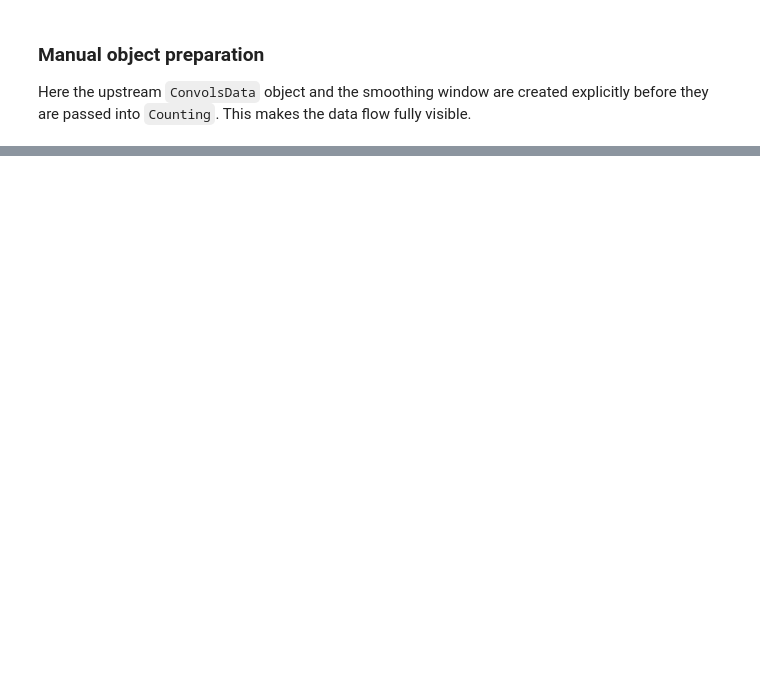
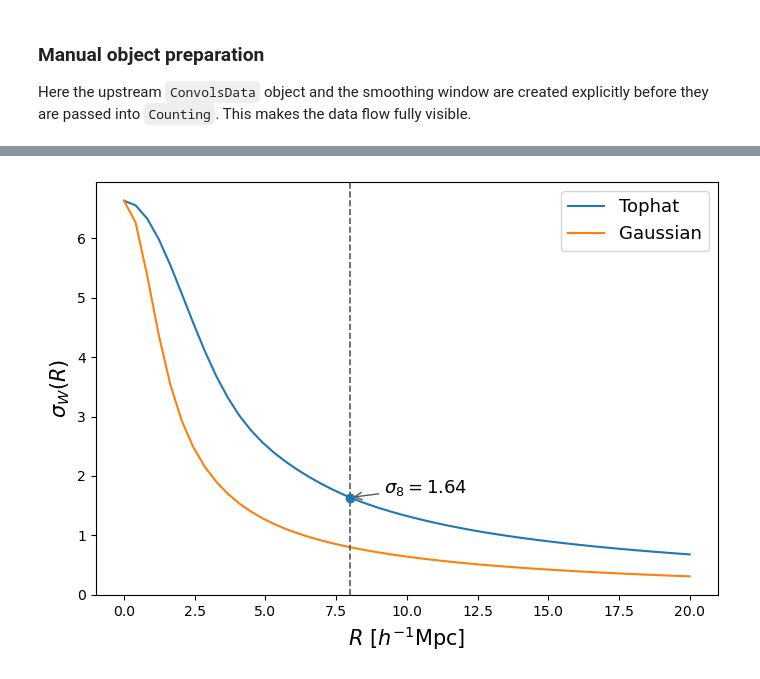
Before and after one commit to SYSUSPA-Projects/PyHermes, a Jupyter notebook: examples/notebooks/counting.ipynb, the cells around one changed output, grey strips where cells are left out. Saved outputs shown, nothing was run; the diff lists cells and outputs as text; code cells hidden in the pictures; blank space fills up the shorter version.

```diff
--- a/examples/notebooks/counting.ipynb
+++ b/examples/notebooks/counting.ipynb
@@ -209,0 +248,36 @@ plt.show()
+# %%
+def compute_sigma_w(delta_field, window_type, radius, *, threads=8):
+    window = WindowFunc(
+        {'type': window_type, 'len_args': {'R': float(radius)}},
+        delta_field.convols_info,
+        threads=threads,
+    )
+    delta_w = delta_field @ window
+    return np.sqrt((delta_w * delta_w).as_array().mean())
+
+
+radii = np.linspace(0.0, 20.0, 50)
+sigma_tophat = [compute_sigma_w(delta, 'sphere', radius) for radius in radii]
+sigma_gauss = [compute_sigma_w(delta, 'gaussian', radius) for radius in radii]
+sigma8 = compute_sigma_w(delta, 'sphere', 8.0)
+
+plt.figure(figsize=(7, 5))
+plt.plot(radii, sigma_tophat, label='Tophat')
+plt.plot(radii, sigma_gauss, label='Gaussian')
+plt.axvline(8.0, color='0.35', linestyle='--', linewidth=1.2)
+plt.scatter([8.0], [sigma8], color='tab:blue', zorder=5)
+plt.annotate(
+    rf'$\sigma_8={sigma8:.3g}$',
+    xy=(8.0, sigma8),
+    xytext=(9.2, sigma8 * 1.05),
+    arrowprops=dict(arrowstyle='->', color='0.35', lw=1.0),
+    fontsize=13,
+)
+plt.xlabel(r'$R\ [h^{-1}{\rm Mpc}]$', fontsize=15)
+plt.ylabel(r'$\sigma_W(R)$', fontsize=15)
+plt.legend(fontsize=13)
+plt.tight_layout()
+plt.savefig(figs_dir / 'counting_sigma_lowpass.png', dpi=200, bbox_inches='tight')
+plt.show()
+# %% [output]
+[figure, added]
```
Also changed, not shown: parts of 13 cells of this notebook, 4 other files.
